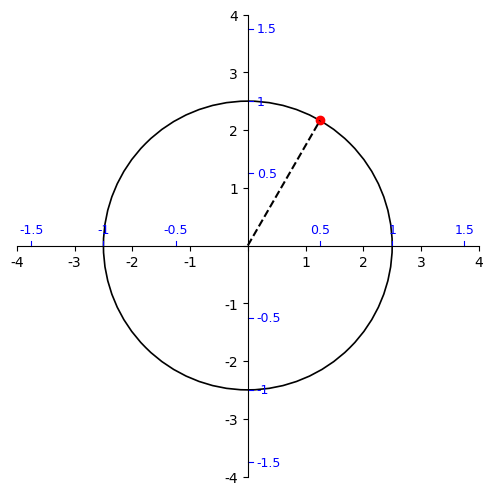
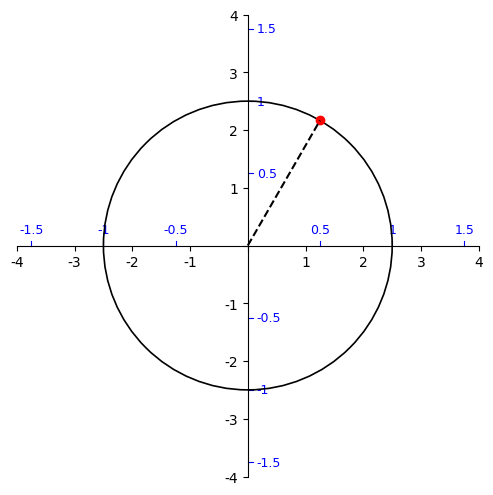
The change to this notebook cell's code, shown as a diff; its figure went from the first image to the second:
--- before
+++ after
@@ -2,5 +2,6 @@
 from matplotlib.patches import Circle
 import matplotlib.pyplot as plt
-from plotting import centre_spines, superimpose_axis
+# from plotting import centre_spines, superimpose_axis
+import plotting
 
 fig, ax = plt.subplots(figsize=(6, 6))
@@ -12,9 +13,9 @@
 ax.plot([0, x[0]], [0, x[1]], linestyle='--', c='k')
 ax.scatter(s*np.cos(phi), s*np.sin(phi), c='red')
-centre_spines(ax)
+ax.centre_spines()
 ax.set_xlim(-4, 4)
 ax.set_ylim(-4, 4)
 ax.set_aspect('equal')
 for axis, side in (['x', 'y'], ['positive', 'negative']):
-    superimpose_axis(ax, [-1.5*s, -1.0*s, -.5*s, .5*s, 1.0*s, 1.5*s], [-1.5, -1, -.5, .5, 1, 1.5], axis=axis, color='blue', fontsize=9)
+    ax.superimpose_axis([-1.5*s, -1.0*s, -.5*s, .5*s, 1.0*s, 1.5*s], [-1.5, -1, -.5, .5, 1, 1.5], axis=axis, color='blue', fontsize=9)
 plt.show()

Commit: superimpose axis fix